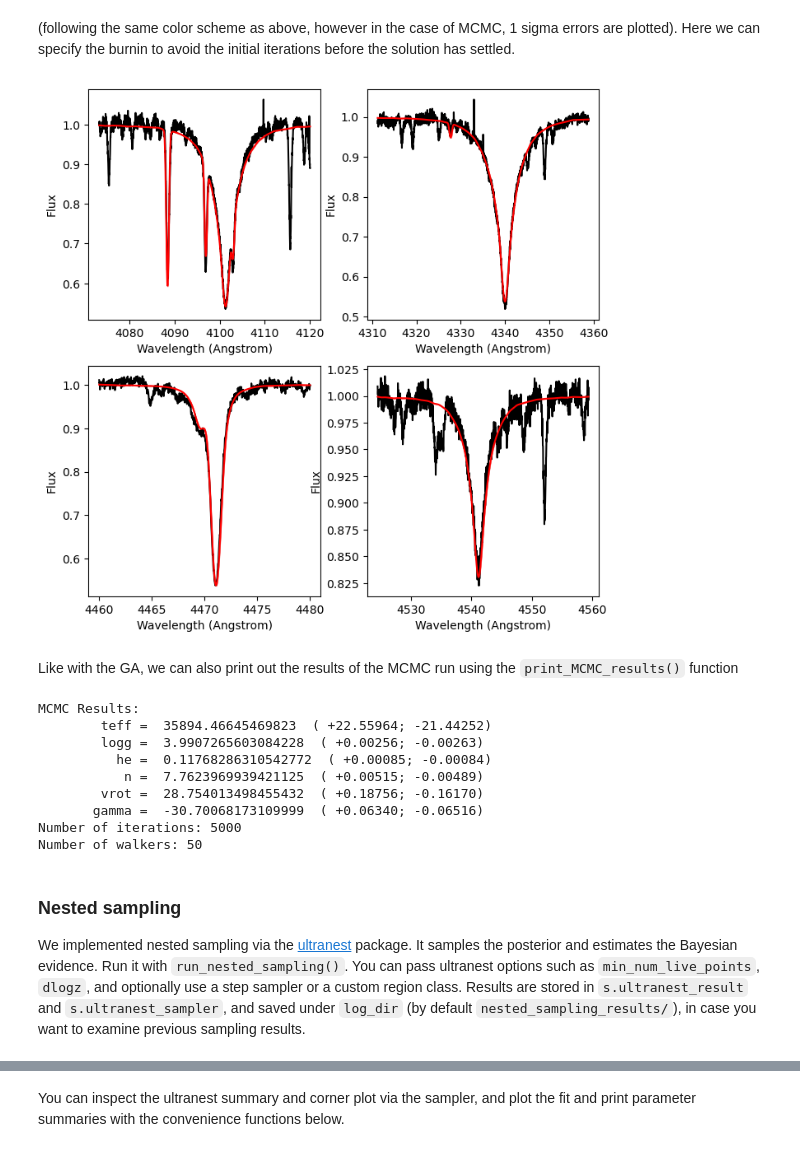
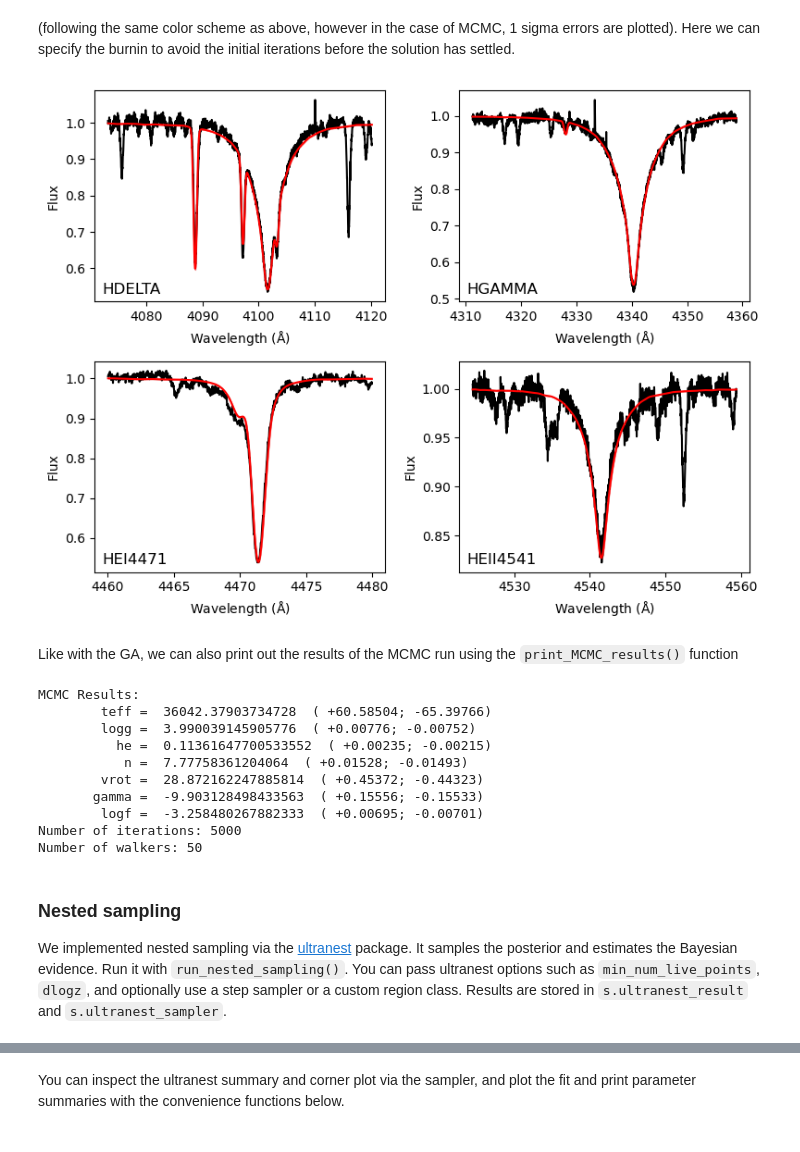
Before and after one commit to MichaelAbdul-Masih/SpecFANN, a Jupyter notebook: SpecFANN_Tutorial.ipynb, the cells around one changed output, grey strips where cells are left out. Saved outputs shown, nothing was run; the diff lists cells and outputs as text; code cells hidden in the pictures.

```diff
--- a/SpecFANN_Tutorial.ipynb
+++ b/SpecFANN_Tutorial.ipynb
@@ -161,2 +171,2 @@ Here we use the emcee package [(webpage)](https://emcee.readthedocs.io/en/stable
 # %%
-s.run_mcmc(initial_positions=s.GA_results.best_fit_model, n_walkers=50, n_steps=5000)
+s.run_mcmc(initial_positions=s.GA_results, n_walkers=50, n_steps=5000, fuzz=True)
@@ -170,27 +182,28 @@ s.plot_MCMC_results(burnin=1000, thin=10)
 # %% [markdown]
 (following the same color scheme as above, however in the case of MCMC, 1 sigma errors are plotted).  Here we can specify the burnin to avoid the initial iterations before the solution has settled.
 # %%
-s.plot_MCMC_fit(burnin=1000)
+s.plot_MCMC_fit(burnin=1500, line_labels=True)
 # %% [output]
-[figure, old version]
+[figure, new version]
 # %% [markdown]
 Like with the GA, we can also print out the results of the MCMC run using the `print_MCMC_results()` function
 # %%
-s.print_MCMC_results(burnin=1000)
+s.print_MCMC_results(burnin=1500)
 # %% [output]
 MCMC Results:
-        teff =  35894.46645469823  ( +22.55964; -21.44252)
-        logg =  3.9907265603084228  ( +0.00256; -0.00263)
-          he =  0.11768286310542772  ( +0.00085; -0.00084)
-           n =  7.7623969939421125  ( +0.00515; -0.00489)
-        vrot =  28.754013498455432  ( +0.18756; -0.16170)
-       gamma =  -30.70068173109999  ( +0.06340; -0.06516)
+        teff =  36042.37903734728  ( +60.58504; -65.39766)
+        logg =  3.990039145905776  ( +0.00776; -0.00752)
+          he =  0.11361647700533552  ( +0.00235; -0.00215)
+           n =  7.77758361204064  ( +0.01528; -0.01493)
+        vrot =  28.872162247885814  ( +0.45372; -0.44323)
+       gamma =  -9.903128498433563  ( +0.15556; -0.15533)
+        logf =  -3.258480267882333  ( +0.00695; -0.00701)
 Number of iterations: 5000
 Number of walkers: 50
 # %% [markdown]
 ### Nested sampling
 
-We implemented nested sampling via the [ultranest](https://johannesbuchner.github.io/UltraNest/) package. It samples the posterior and estimates the Bayesian evidence. Run it with `run_nested_sampling()`. You can pass ultranest options such as `min_num_live_points`, `dlogz`, and optionally use a step sampler or a custom region class. Results are stored in `s.ultranest_result` and `s.ultranest_sampler`, and saved under `log_dir` (by default `nested_sampling_results/`), in case you want to examine previous sampling results.
+We implemented nested sampling via the [ultranest](https://johannesbuchner.github.io/UltraNest/) package. It samples the posterior and estimates the Bayesian evidence. Run it with `run_nested_sampling()`. You can pass ultranest options such as `min_num_live_points`, `dlogz`, and optionally use a step sampler or a custom region class. Results are stored in `s.ultranest_result` and `s.ultranest_sampler`.
 # %%
 # Nested sampling (ultranest). Same parameter setup as above (GA/MCMC) is used.
 from ultranest.mlfriends import RobustEllipsoidRegion #Importing a region class that seems to work well for this spectral fitting problem
```
Also changed, not shown: parts of 30 cells of this notebook, 3 other files.
